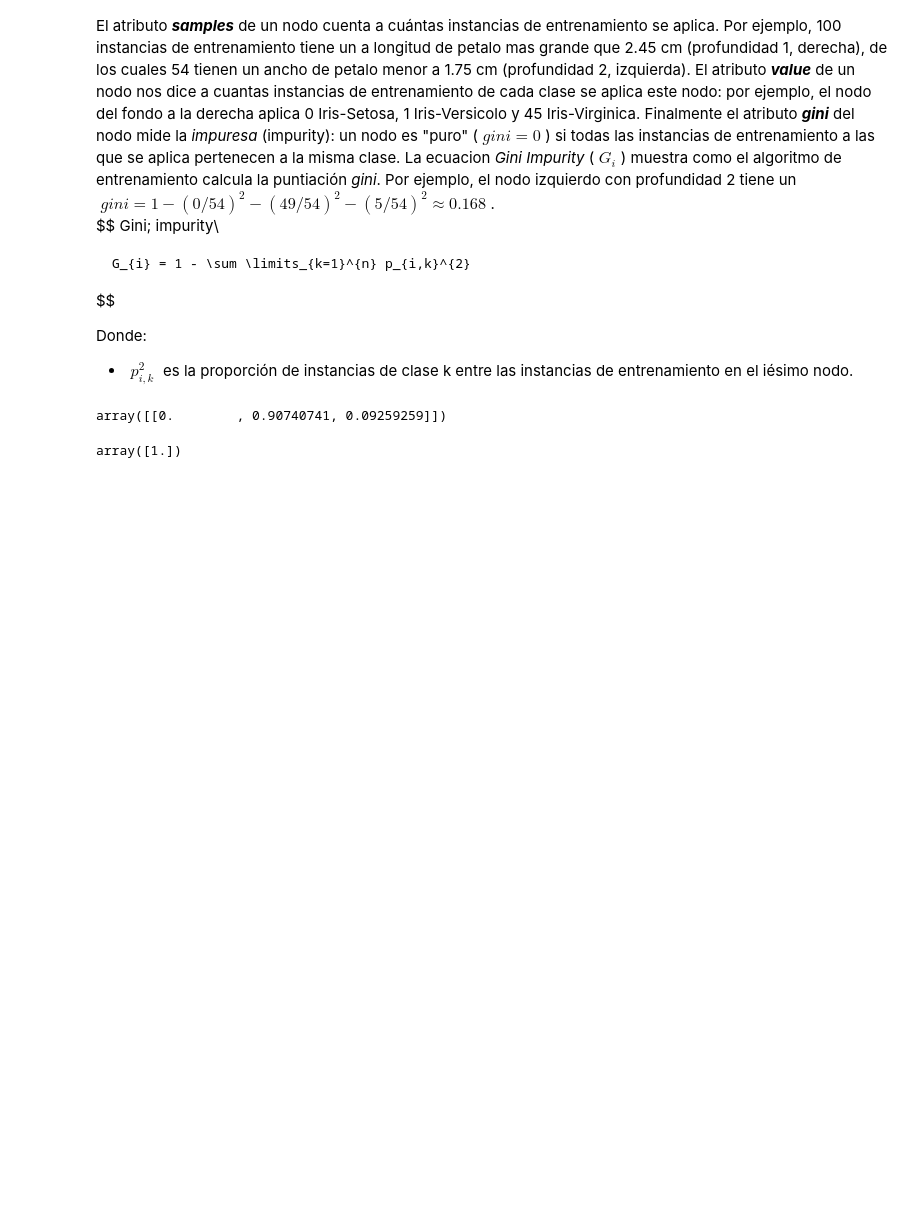
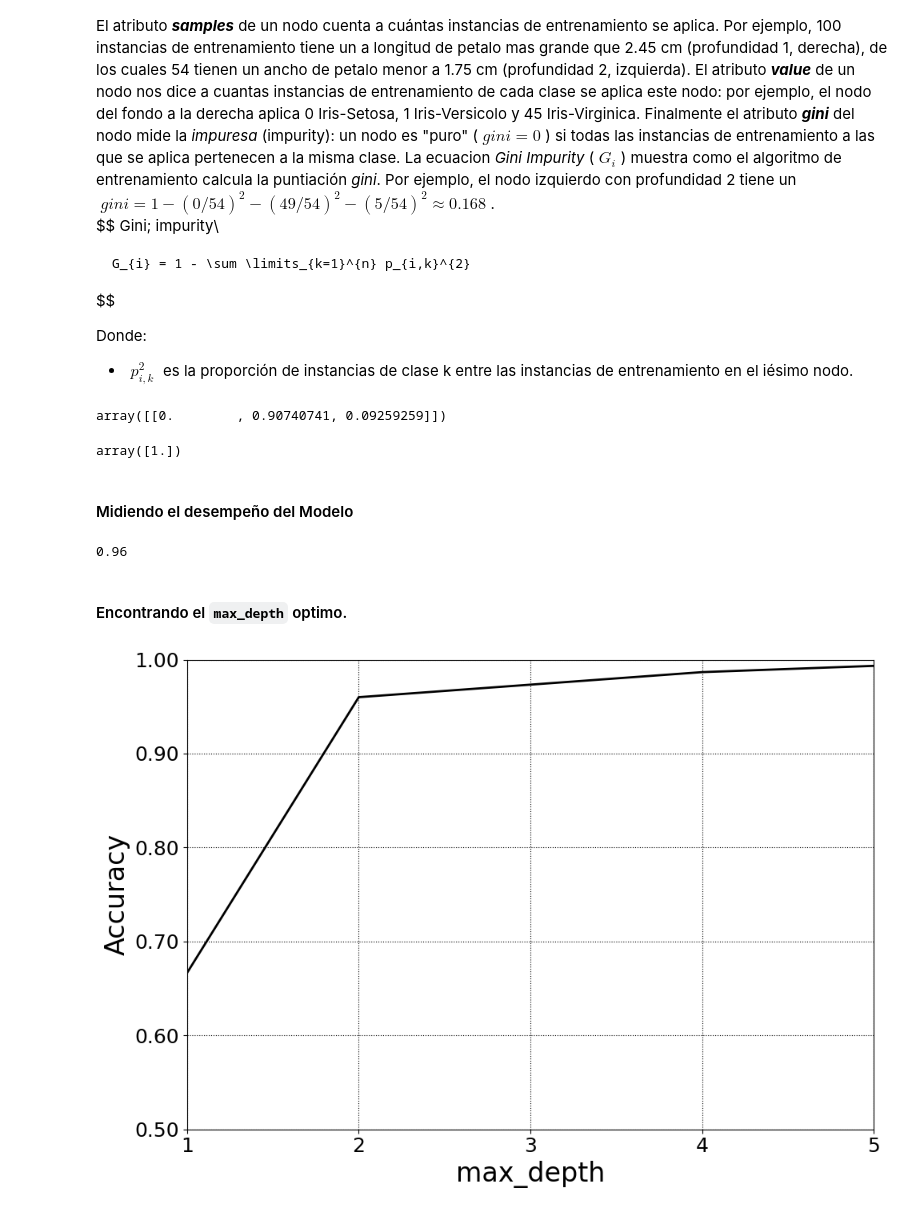
Before and after one commit to JeanGC970520/caipc, a Jupyter notebook: my_learning/decision_trees/main.ipynb, the cells around one changed output. Cells and saved outputs as stored; diff of their text form; code cells hidden in the pictures; blank space fills up the shorter version.

Commit message:
Finging the optim max_depth

```diff
--- a/my_learning/decision_trees/main.ipynb
+++ b/my_learning/decision_trees/main.ipynb
@@ -242,3 +242,58 @@ array([[0.        , 0.90740741, 0.09259259]])
 tree_clf.predict([my_new_flower])
 # %% [output]
 array([1.])
+# %% [markdown]
+#### Midiendo el desempeño del Modelo
+# %%
+score = tree_clf.score(X_train, Y_train)
+print(score)
+# %% [output]
+0.96
+# %% [markdown]
+#### Encontrando el `max_depth` optimo.
+# %%
+# Lista de valores a probar para el max_depth
+max_depth_range = list(range(1,6))
+
+# Lista para guardar el RMSE promedio por cada valor de max_depth
+accuracy = []
+
+for depth in max_depth_range:
+    clf = DecisionTreeClassifier(
+        max_depth=depth,
+    )
+
+    clf.fit(X_train, Y_train)
+
+    score = clf.score(X_train, Y_train)
+    accuracy.append(score)
+# %%
+fig, ax = plt.subplots(nrows = 1, ncols = 1, figsize = (10,7));
+
+ax.plot(max_depth_range,
+        accuracy,
+        lw=2,
+        color='k')
+
+ax.set_xlim([1, 5])
+ax.set_ylim([.50, 1.00])
+ax.grid(True,
+        axis = 'both',
+        zorder = 0,
+        linestyle = ':',
+        color = 'k')
+
+yticks = ax.get_yticks()
+
+y_ticklist = []
+for tick in yticks:
+    y_ticklist.append(str(tick).ljust(4, '0')[0:4])
+ax.set_yticklabels(y_ticklist)
+ax.tick_params(labelsize = 18)
+ax.set_xticks([1,2,3,4,5])
+ax.set_xlabel('max_depth', fontsize = 24)
+ax.set_ylabel('Accuracy', fontsize = 24)
+fig.tight_layout()
+#fig.savefig('images/max_depth_vs_accuracy.png', dpi = 300)
+# %% [output]
+[figure, added]
```
